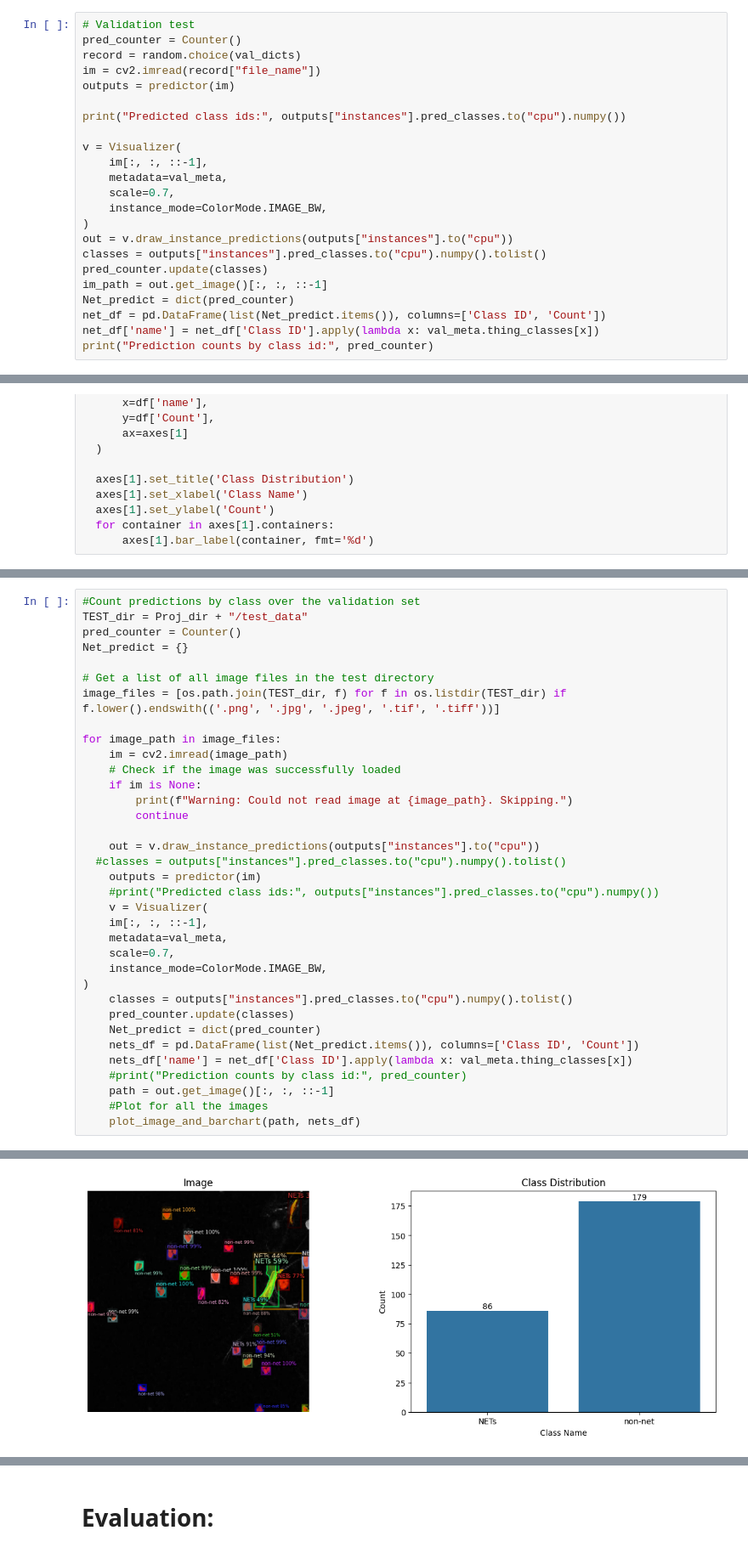
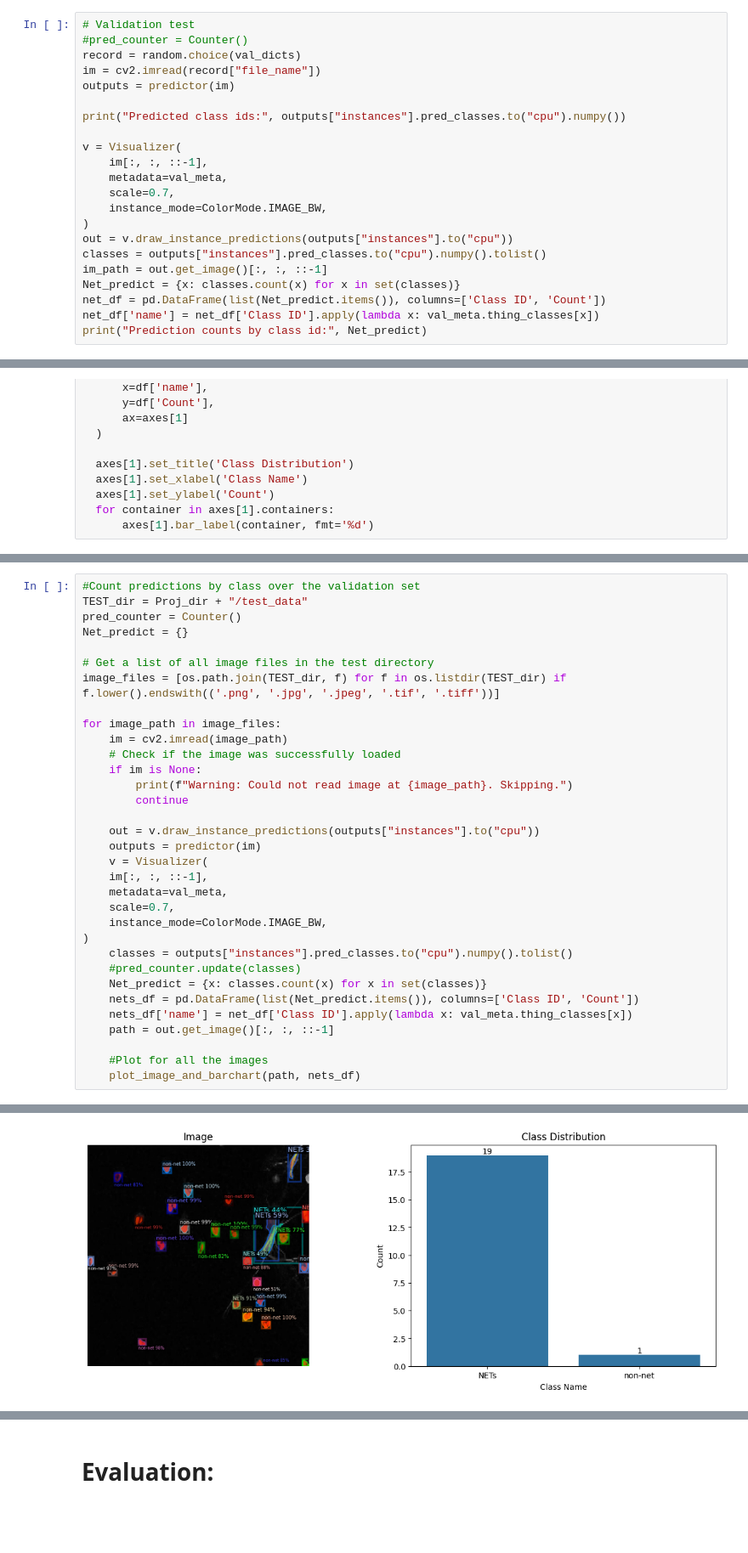
Before and after one commit to OhuneneIbrahim/Automated_Net_recorgnition_and_Quantification_app, a Jupyter notebook: NET_Instance_segmentation/NETs_project_detectron2.ipynb, the cells around one changed output, grey strips where cells are left out. Shown at 85% size. Saved outputs shown, nothing was run; the diff lists cells and outputs as text; blank space fills up the shorter version.

Commit message:
made some correction to the plots

```diff
--- a/NET_Instance_segmentation/NETs_project_detectron2.ipynb
+++ b/NET_Instance_segmentation/NETs_project_detectron2.ipynb
@@ -243,7 +243,7 @@ predictor = DefaultPredictor(cfg)
 [04/02 10:38:22 d2.checkpoint.detection_checkpoint]: [DetectionCheckpointer] Loading from /content/gdrive/MyDrive/Capstone_project/models/Detectron2_models_v2/model_final.pth ...
 # %%
 # Validation test
-pred_counter = Counter()
+#pred_counter = Counter()
 record = random.choice(val_dicts)
 im = cv2.imread(record["file_name"])
 outputs = predictor(im)
@@ -258,10 +258,9 @@ v = Visualizer(
 )
 out = v.draw_instance_predictions(outputs["instances"].to("cpu"))
 classes = outputs["instances"].pred_classes.to("cpu").numpy().tolist()
-pred_counter.update(classes)
 im_path = out.get_image()[:, :, ::-1]
-Net_predict = dict(pred_counter)
+Net_predict = {x: classes.count(x) for x in set(classes)}
 net_df = pd.DataFrame(list(Net_predict.items()), columns=['Class ID', 'Count'])
 net_df['name'] = net_df['Class ID'].apply(lambda x: val_meta.thing_classes[x])
-print("Prediction counts by class id:", pred_counter)
+print("Prediction counts by class id:", Net_predict)
 # %% [output]
@@ -311,9 +310,7 @@ for image_path in image_files:
         continue
 
     out = v.draw_instance_predictions(outputs["instances"].to("cpu"))
-  #classes = outputs["instances"].pred_classes.to("cpu").numpy().tolist()
     outputs = predictor(im)
-    #print("Predicted class ids:", outputs["instances"].pred_classes.to("cpu").numpy())
     v = Visualizer(
     im[:, :, ::-1],
     metadata=val_meta,
@@ -321,12 +318,12 @@ for image_path in image_files:
     instance_mode=ColorMode.IMAGE_BW,
 )
     classes = outputs["instances"].pred_classes.to("cpu").numpy().tolist()
-    pred_counter.update(classes)
-    Net_predict = dict(pred_counter)
+    #pred_counter.update(classes)
+    Net_predict = {x: classes.count(x) for x in set(classes)}
     nets_df = pd.DataFrame(list(Net_predict.items()), columns=['Class ID', 'Count'])
     nets_df['name'] = net_df['Class ID'].apply(lambda x: val_meta.thing_classes[x])
-    #print("Prediction counts by class id:", pred_counter)
     path = out.get_image()[:, :, ::-1]
+
     #Plot for all the images
     plot_image_and_barchart(path, nets_df)
 # %% [output]
@@ -341 +338 @@ for image_path in image_files:
-[figure, old version]
+[figure, new version]
```
Also changed, not shown: parts of 3 cells of this notebook.
